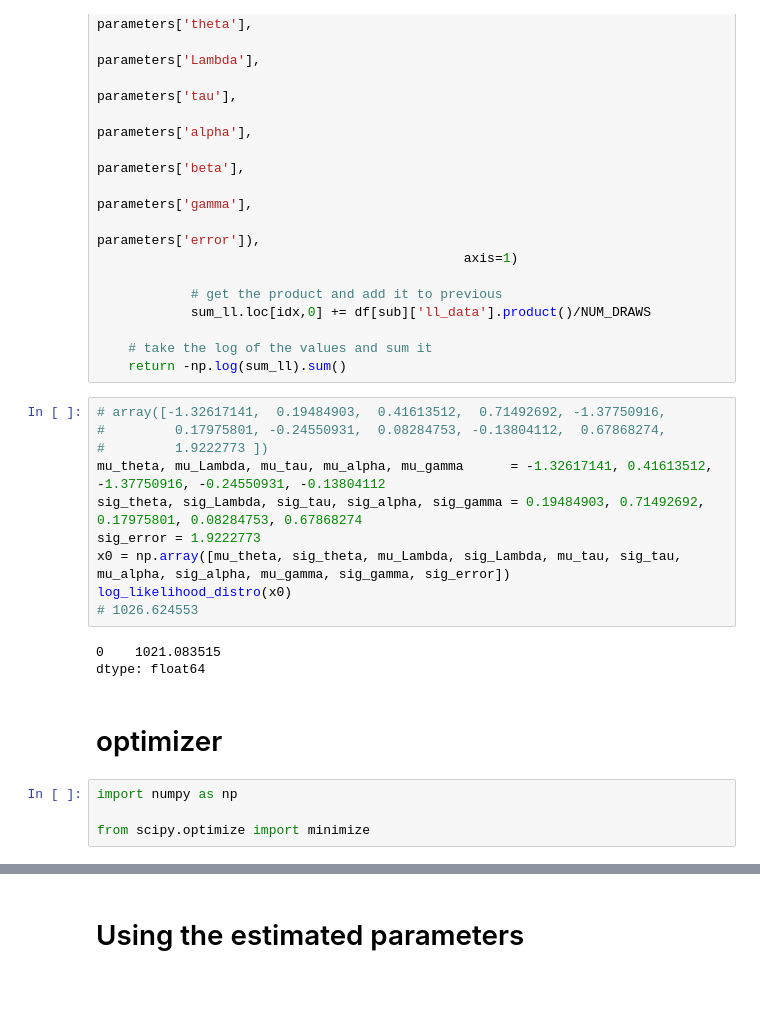
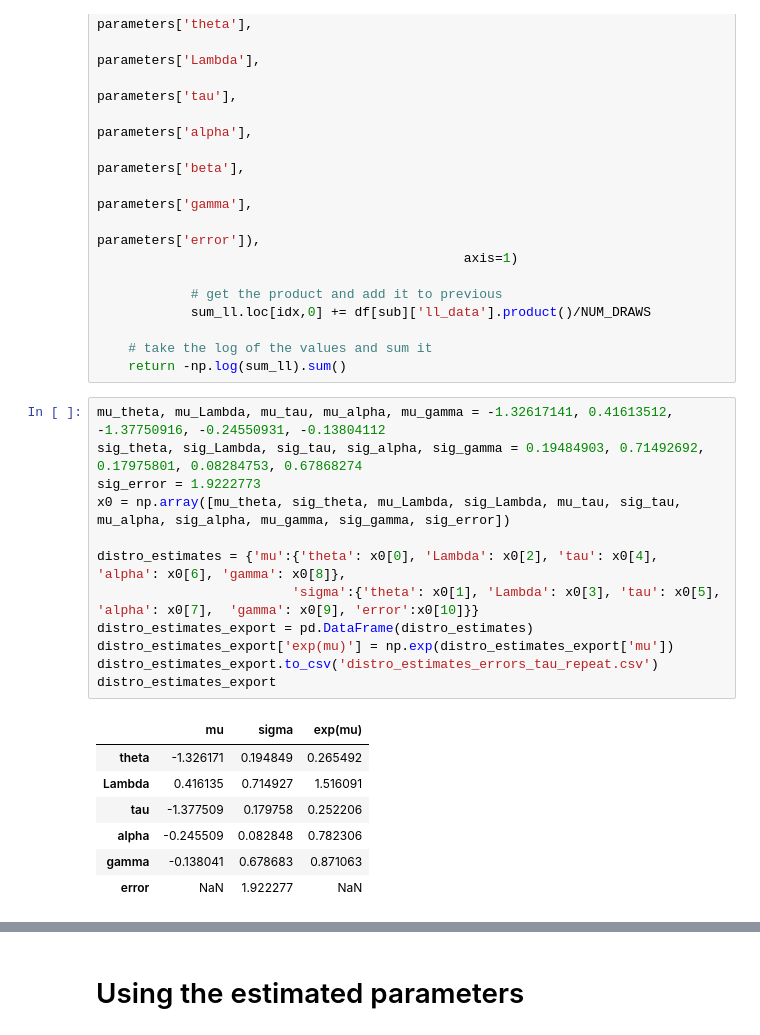
Before and after one commit to tommytommy81/bayesian-optimization, a Jupyter notebook: new_msl_tau2.ipynb, the cells around one changed output, grey strips where cells are left out. Drawn from its saved outputs; the diff is of its cells as text; blank space fills up the shorter version.

```diff
--- a/new_msl_tau2.ipynb
+++ b/new_msl_tau2.ipynb
@@ -252,21 +223,22 @@ def log_likelihood_distro(distro_list):
     # take the log of the values and sum it
     return -np.log(sum_ll).sum()
 # %%
-# array([-1.32617141,  0.19484903,  0.41613512,  0.71492692, -1.37750916,
-#         0.17975801, -0.24550931,  0.08284753, -0.13804112,  0.67868274,
-#         1.9222773 ])
-mu_theta, mu_Lambda, mu_tau, mu_alpha, mu_gamma      = -1.32617141, 0.41613512, -1.37750916, -0.24550931, -0.13804112
+mu_theta, mu_Lambda, mu_tau, mu_alpha, mu_gamma = -1.32617141, 0.41613512, -1.37750916, -0.24550931, -0.13804112
 sig_theta, sig_Lambda, sig_tau, sig_alpha, sig_gamma = 0.19484903, 0.71492692,  0.17975801, 0.08284753, 0.67868274
 sig_error = 1.9222773
 x0 = np.array([mu_theta, sig_theta, mu_Lambda, sig_Lambda, mu_tau, sig_tau, mu_alpha, sig_alpha, mu_gamma, sig_gamma, sig_error])
-log_likelihood_distro(x0)
-# 1026.624553
+
+distro_estimates = {'mu':{'theta': x0[0], 'Lambda': x0[2], 'tau': x0[4], 'alpha': x0[6], 'gamma': x0[8]},
+                         'sigma':{'theta': x0[1], 'Lambda': x0[3], 'tau': x0[5], 'alpha': x0[7],  'gamma': x0[9], 'error':x0[10]}}
+distro_estimates_export = pd.DataFrame(distro_estimates)
+distro_estimates_export['exp(mu)'] = np.exp(distro_estimates_export['mu'])
+distro_estimates_export.to_csv('distro_estimates_errors_tau_repeat.csv')
+distro_estimates_export
 # %% [output]
-0    1021.083515
-dtype: float64
+|  | mu | sigma | exp(mu) |
+| theta | -1.326171 | 0.194849 | 0.265492 |
+| Lambda | 0.416135 | 0.714927 | 1.516091 |
+| tau | -1.377509 | 0.179758 | 0.252206 |
+| alpha | -0.245509 | 0.082848 | 0.782306 |
+| gamma | -0.138041 | 0.678683 | 0.871063 |
+| error | NaN | 1.922277 | NaN |
-# %% [markdown]
-# optimizer
-# %%
-import numpy as np
-
-from scipy.optimize import minimize
```
Also changed, not shown: parts of 14 cells of this notebook, 2 other files.
